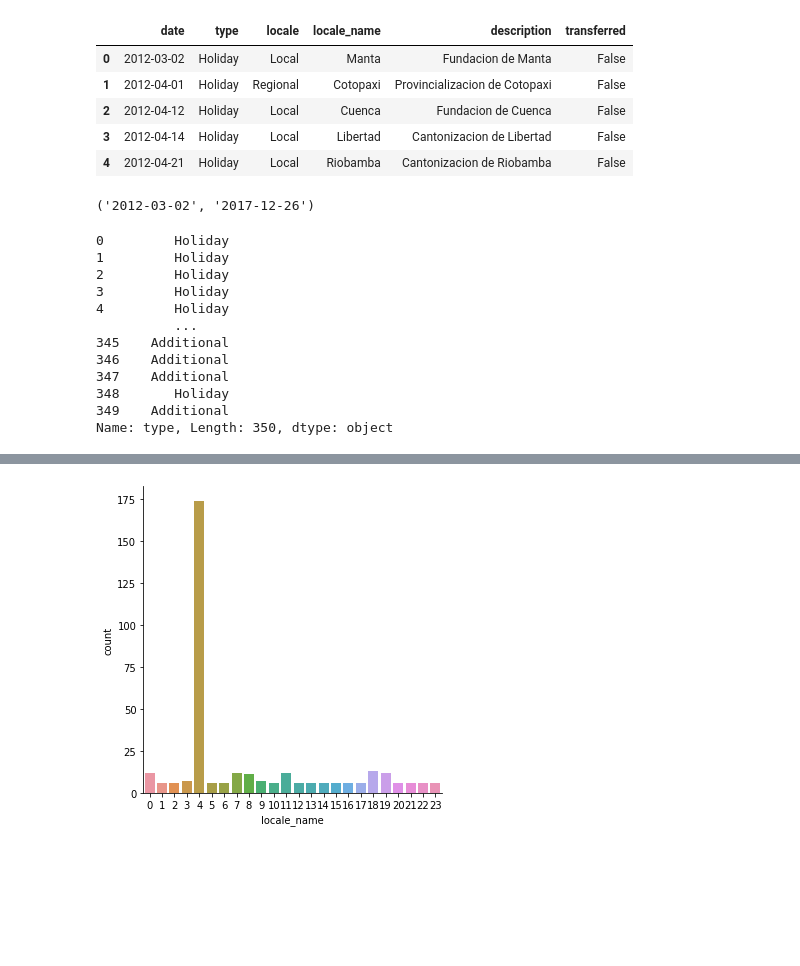
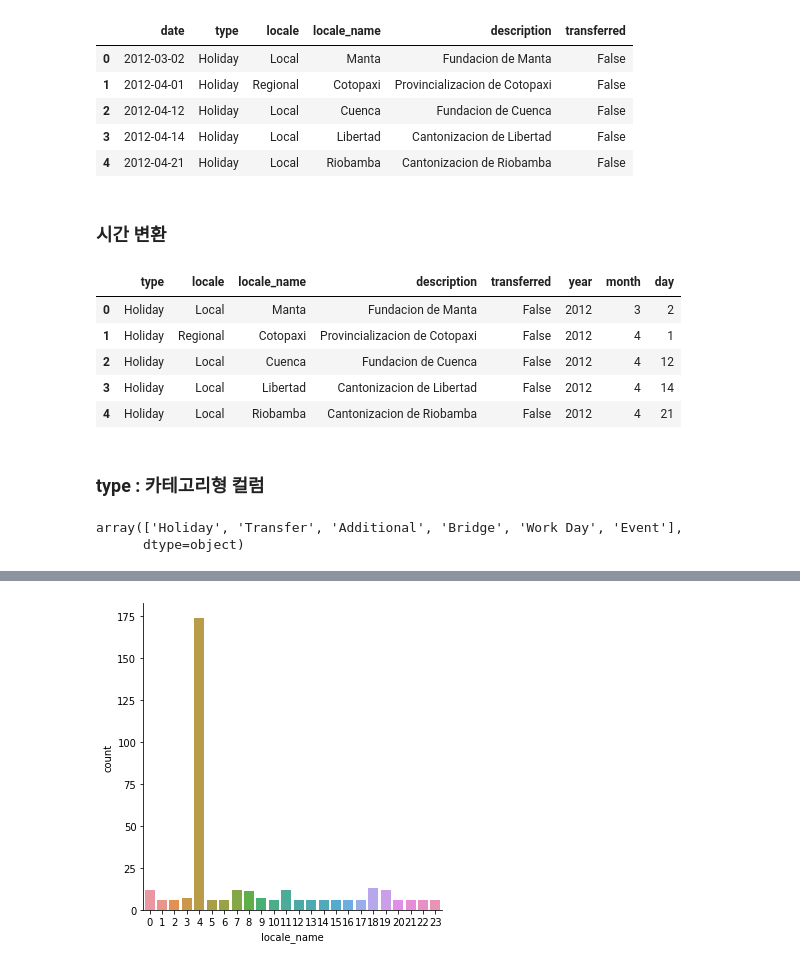
Before and after one commit to nahyeon-an/python, a Jupyter notebook: ML/store-sales/baseline.ipynb, the cells around one changed output, grey strips where cells are left out. Drawn from its saved outputs; the diff is of its cells as text; code cells hidden in the pictures; blank space fills up the shorter version.

```diff
--- a/ML/store-sales/baseline.ipynb
+++ b/ML/store-sales/baseline.ipynb
@@ -68,0 +49,3 @@ Archive:  store-sales-time-series-forecasting.zip
+# %%
+# 데이터 경로
+path = 'sales/{}'
@@ -75,5 +62,5 @@ import pandas as pd
 # %%
-df = pd.read_csv('train/holidays_events.csv')
+df = pd.read_csv(path.format('holidays_events.csv'))
 # %%
 df.info()
 # %% [output]
@@ -99,7 +86,9 @@ df.head()
 | 2 | 2012-04-12 | Holiday | Local | Cuenca | Fundacion de Cuenca | False |
 | 3 | 2012-04-14 | Holiday | Local | Libertad | Cantonizacion de Libertad | False |
 | 4 | 2012-04-21 | Holiday | Local | Riobamba | Cantonizacion de Riobamba | False |
-# %%
-df['date'].min(), df['date'].max()
-# %% [output]
-('2012-03-02', '2017-12-26')
+# %% [markdown]
+### 시간 변환
+# %%
+df['year'] = pd.to_datetime(df['date'], format='%Y-%m-%d').dt.year
+df['month'] = pd.to_datetime(df['date'], format='%Y-%m-%d').dt.month
+df['day'] = pd.to_datetime(df['date'], format='%Y-%m-%d').dt.day
@@ -106,15 +97,16 @@ df['date'].min(), df['date'].max()
+# %%
+df.head()
+# %% [output]
+|  | type | locale | locale_name | description | transferred | year | month | day |
+| 0 | Holiday | Local | Manta | Fundacion de Manta | False | 2012 | 3 | 2 |
+| 1 | Holiday | Regional | Cotopaxi | Provincializacion de Cotopaxi | False | 2012 | 4 | 1 |
+| 2 | Holiday | Local | Cuenca | Fundacion de Cuenca | False | 2012 | 4 | 12 |
+| 3 | Holiday | Local | Libertad | Cantonizacion de Libertad | False | 2012 | 4 | 14 |
+| 4 | Holiday | Local | Riobamba | Cantonizacion de Riobamba | False | 2012 | 4 | 21 |
+# %% [markdown]
+### type : 카테고리형 컬럼
 # %%
-df['type']
+df['type'].unique()
 # %% [output]
-0         Holiday
-1         Holiday
-2         Holiday
-3         Holiday
-4         Holiday
-          ...
-345    Additional
-346    Additional
-347    Additional
-348       Holiday
-349    Additional
-Name: type, Length: 350, dtype: object
+array(['Holiday', 'Transfer', 'Additional', 'Bridge', 'Work Day', 'Event'],
+      dtype=object)
```
Also changed, not shown: parts of 36 cells of this notebook.
